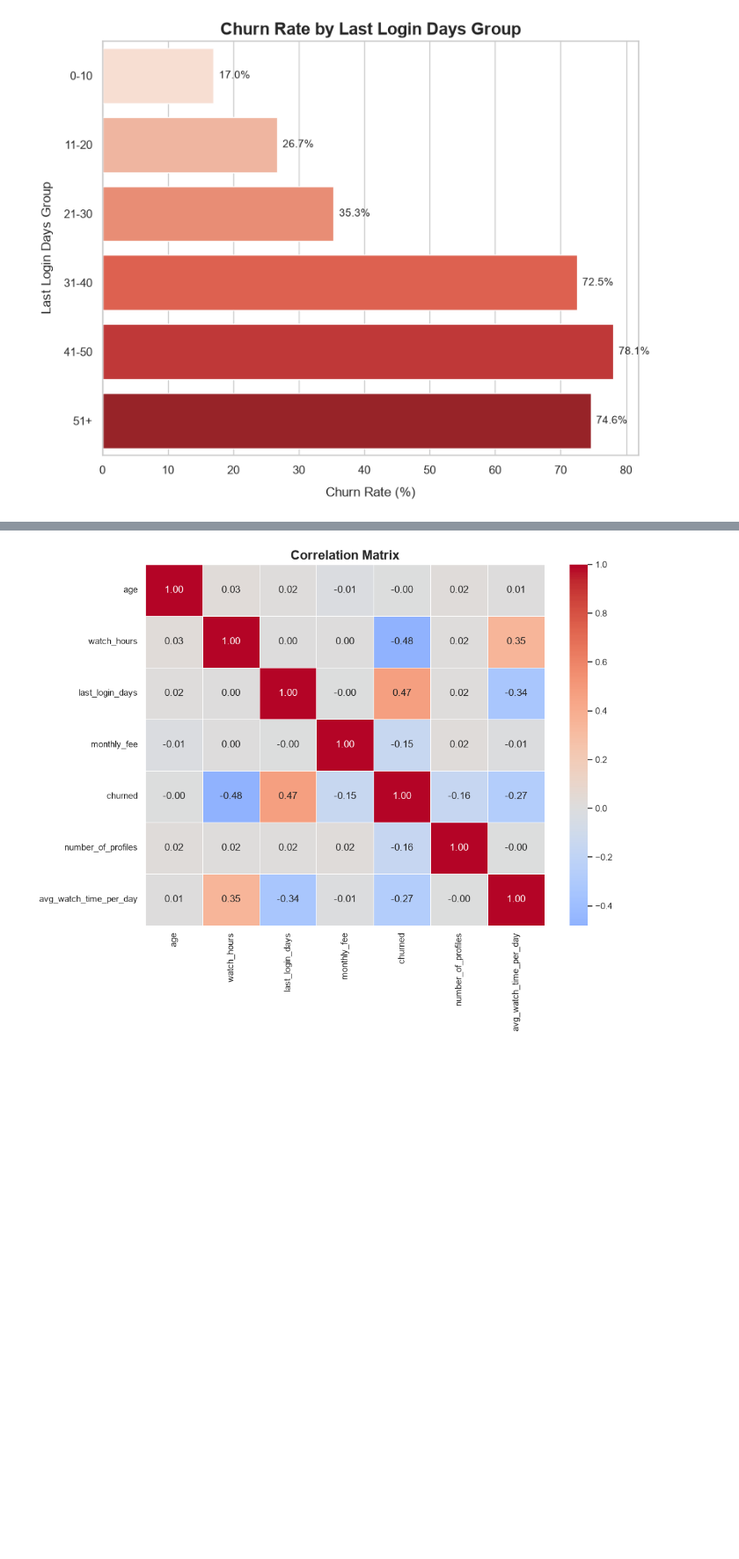
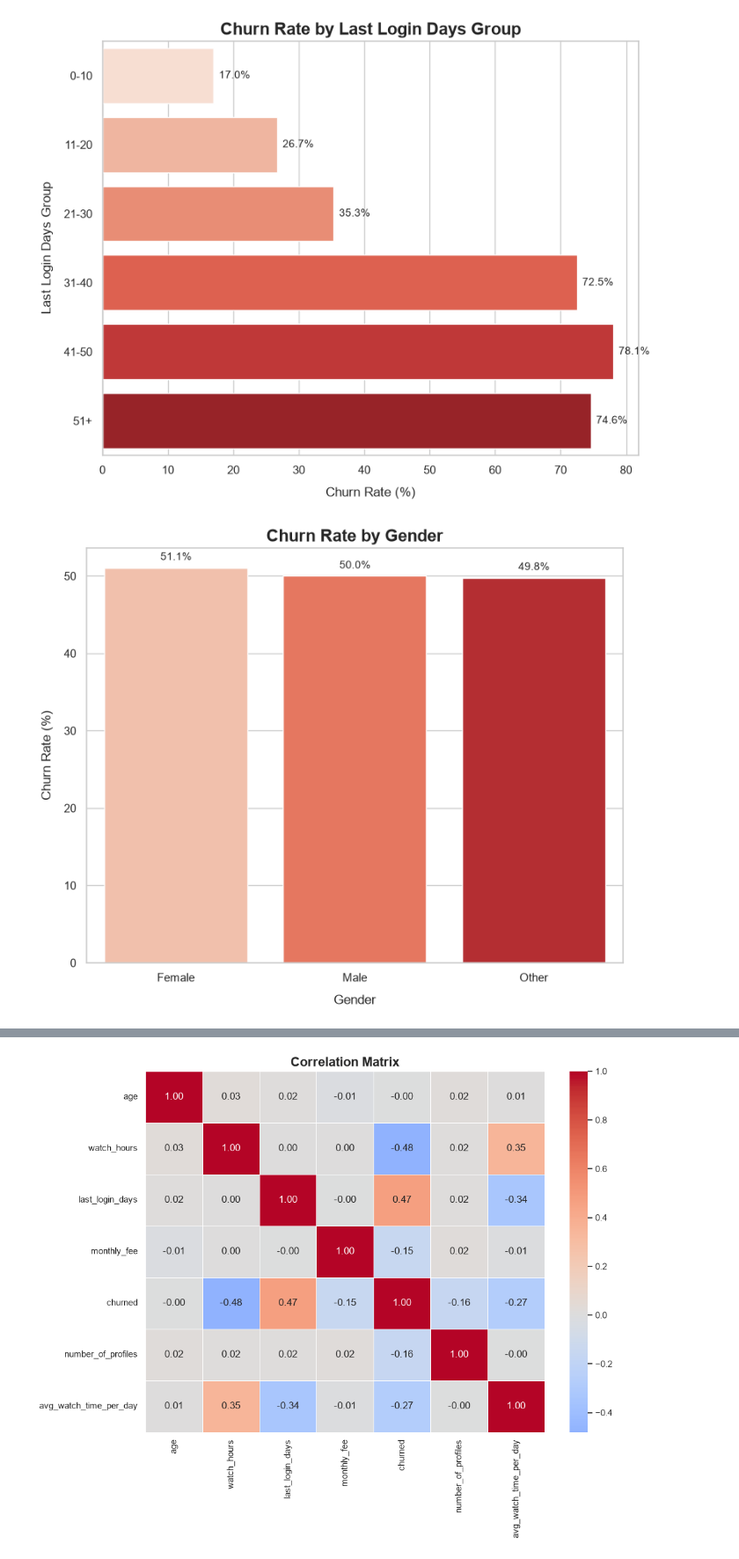
Before and after one commit to bogazc/netflix-customer-churn-analytics, a Jupyter notebook: notebooks/01_eda.ipynb, the cells around one changed output, grey strips where cells are left out. Shown at 88% size. Cells and saved outputs as stored; diff of their text form; code cells hidden in the pictures; blank space fills up the shorter version.

```diff
--- a/notebooks/01_eda.ipynb
+++ b/notebooks/01_eda.ipynb
@@ -335,3 +326,41 @@ Passing `palette` without assigning `hue` is deprecated and will be removed in v
 
   ax = sns.barplot(
 [figure]
+# %%
+plt.figure(figsize=(9, 7))
+
+sns.set_theme(style="whitegrid")
+
+churn_rates = df.groupby('gender')['churned'].mean().reset_index()
+
+churn_rates['churn_percentage'] = churn_rates['churned'] * 100
+
+ax = sns.barplot(
+    x='gender',
+    y='churn_percentage',
+    data=churn_rates,
+    hue='gender',
+    palette='Reds'
+)
+
+for container in ax.containers:
+    values = container.datavalues
+    labels = [f'{v:.1f}%' for v in values]
+    ax.bar_label(container, labels = labels, fontsize = 10, padding = 5)
+
+plt.title('Churn Rate by Gender',
+    fontsize=16,
+    fontweight='bold'
+)
+
+plt.xlabel('Gender', labelpad=10)
+plt.ylabel('Churn Rate (%)', labelpad=10)
+
+plt.savefig('../reports/charts/churn_rate_by_gender.png',
+    dpi=300,
+    bbox_inches='tight'
+)
+
+plt.show()
+# %% [output]
+[figure, added]
```
Also changed, not shown: parts of 16 cells of this notebook, 15 other files.
